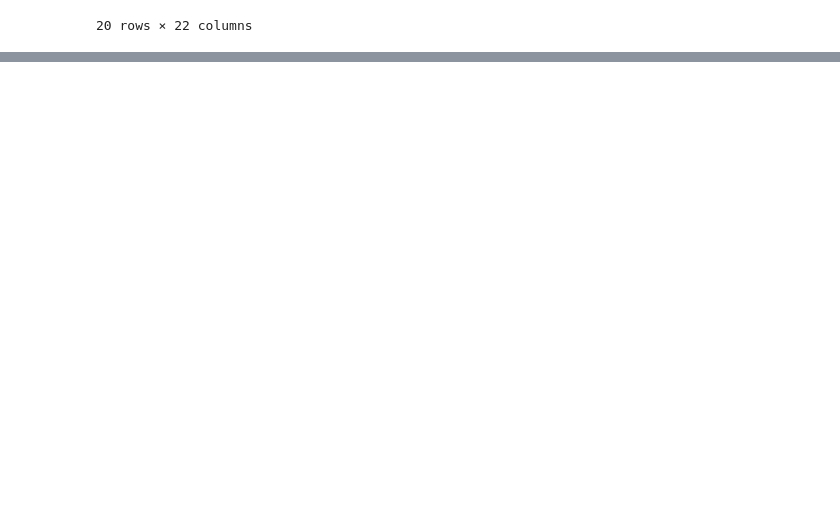
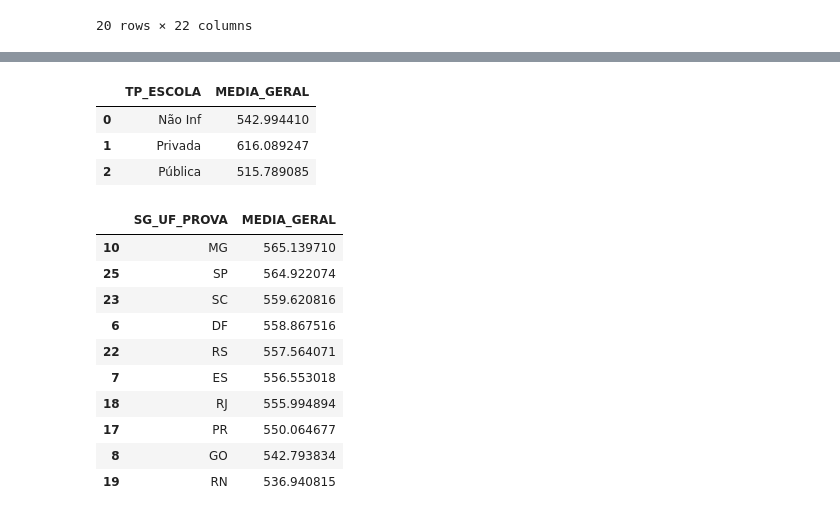
Before and after one commit to MariaGabiXavier/projeto-dashboard, a Jupyter notebook: notebooks/projeto_final.ipynb, the cells around one changed output, grey strips where cells are left out. Drawn from its saved outputs; the diff is of its cells as text; code cells hidden in the pictures; blank space fills up the shorter version.

```diff
--- a/notebooks/projeto_final.ipynb
+++ b/notebooks/projeto_final.ipynb
@@ -270,3 +270,15 @@ df_final.head(20)
 | 29 | 210059085132 | 36-40 anos | F | Parda | Não Inf | Não informado | ... |
 | 31 | 210059527731 | 17 anos | M | Parda | Não Inf | Não informado | ... |
 20 rows × 22 columns
+# %%
+# 4 - Transformação de dados
+# Criando média geral das provas
+df_final['MEDIA_GERAL'] = (
+    df_final['NU_NOTA_CN'] +
+    df_final['NU_NOTA_CH'] +
+    df_final['NU_NOTA_LC'] +
+    df_final['NU_NOTA_MT'] +
+    df_final['NU_NOTA_REDACAO']
+) / 5
+
+df_final[['NU_NOTA_CN', 'NU_NOTA_CH', 'NU_NOTA_LC', 'NU_NOTA_MT', 'MEDIA_GERAL', 'NU_NOTA_REDACAO']].head()
@@ -272,0 +292,12 @@ df_final.head(20)
+# %%
+# Criando classificação de desempenho
+def classificar_desempenho(media):
+    if media < 450:
+        return 'Baixo'
+    elif media < 650:
+        return 'Médio'
+    else:
+        return 'Alto'
+
+df_final['DESEMPENHO'] = df_final['MEDIA_GERAL'].apply(classificar_desempenho)
+df_final[['MEDIA_GERAL', 'DESEMPENHO']].head()
@@ -272,0 +311,15 @@ df_final.head(20)
+# %%
+# Verificando presença total nas provas
+df_final['PRESENCA_TOTAL'] = (
+    (df_final['TP_PRESENCA_CN'] == 'Presente') &
+    (df_final['TP_PRESENCA_CH'] == 'Presente') &
+    (df_final['TP_PRESENCA_LC'] == 'Presente') &
+    (df_final['TP_PRESENCA_MT'] == 'Presente')
+)
+
+df_final['PRESENCA_TOTAL'] = df_final['PRESENCA_TOTAL'].map({
+    True: 'Participou de tudo',
+    False: 'Faltou em alguma prova'
+})
+
+df_final[['PRESENCA_TOTAL']].head()
@@ -272,0 +333,28 @@ df_final.head(20)
+# %%
+# Média por tipo de escola
+media_escola = df_final.groupby('TP_ESCOLA')['MEDIA_GERAL'].mean().reset_index()
+
+media_escola
+# %% [output]
+|  | TP_ESCOLA | MEDIA_GERAL |
+| 0 | Não Inf | 542.994410 |
+| 1 | Privada | 616.089247 |
+| 2 | Pública | 515.789085 |
+# %%
+# Média por estado
+media_estado = df_final.groupby('SG_UF_PROVA')['MEDIA_GERAL'].mean().reset_index()
+media_estado = media_estado.sort_values(by='MEDIA_GERAL', ascending=False)
+
+media_estado.head(10)
+# %% [output]
+|  | SG_UF_PROVA | MEDIA_GERAL |
+| 10 | MG | 565.139710 |
+| 25 | SP | 564.922074 |
+| 23 | SC | 559.620816 |
+| 6 | DF | 558.867516 |
+| 22 | RS | 557.564071 |
+| 7 | ES | 556.553018 |
+| 18 | RJ | 555.994894 |
+| 17 | PR | 550.064677 |
+| 8 | GO | 542.793834 |
+| 19 | RN | 536.940815 |
```
Also changed, not shown: parts of 4 cells of this notebook.
